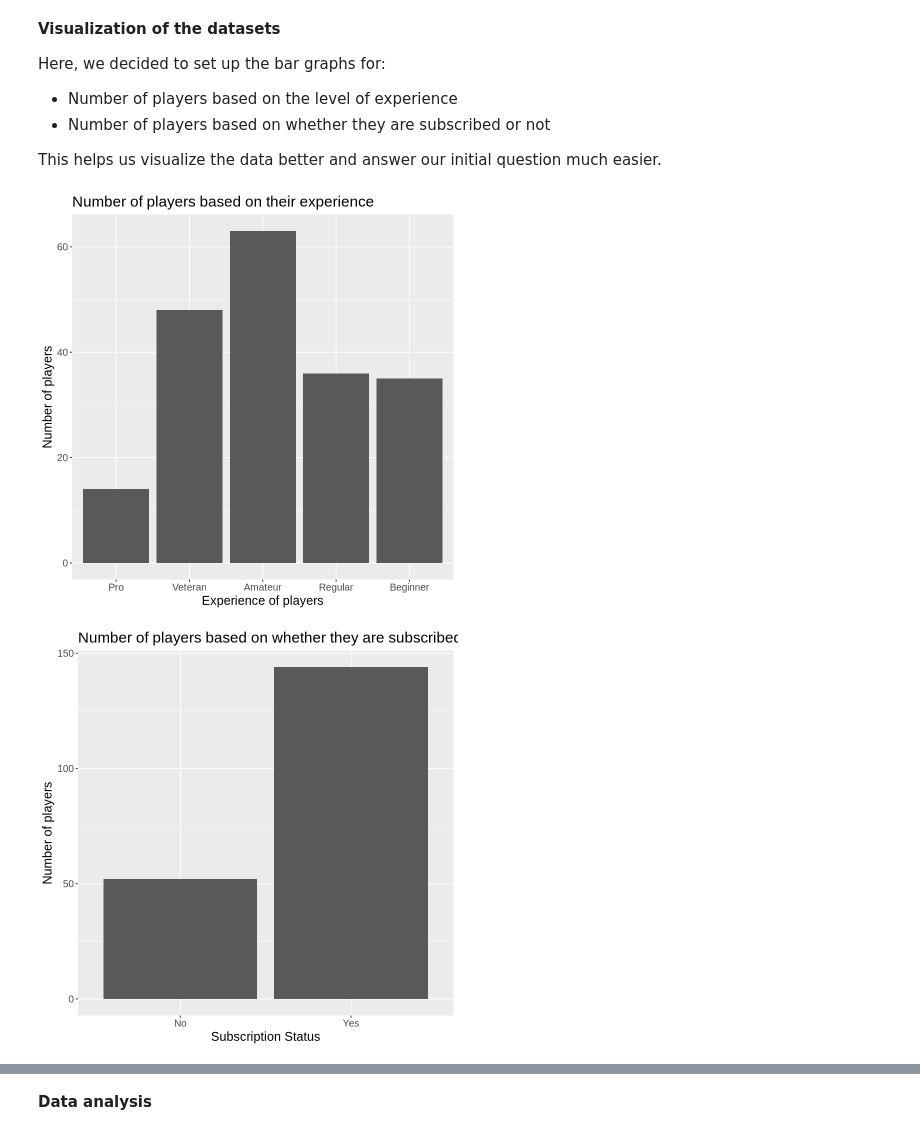
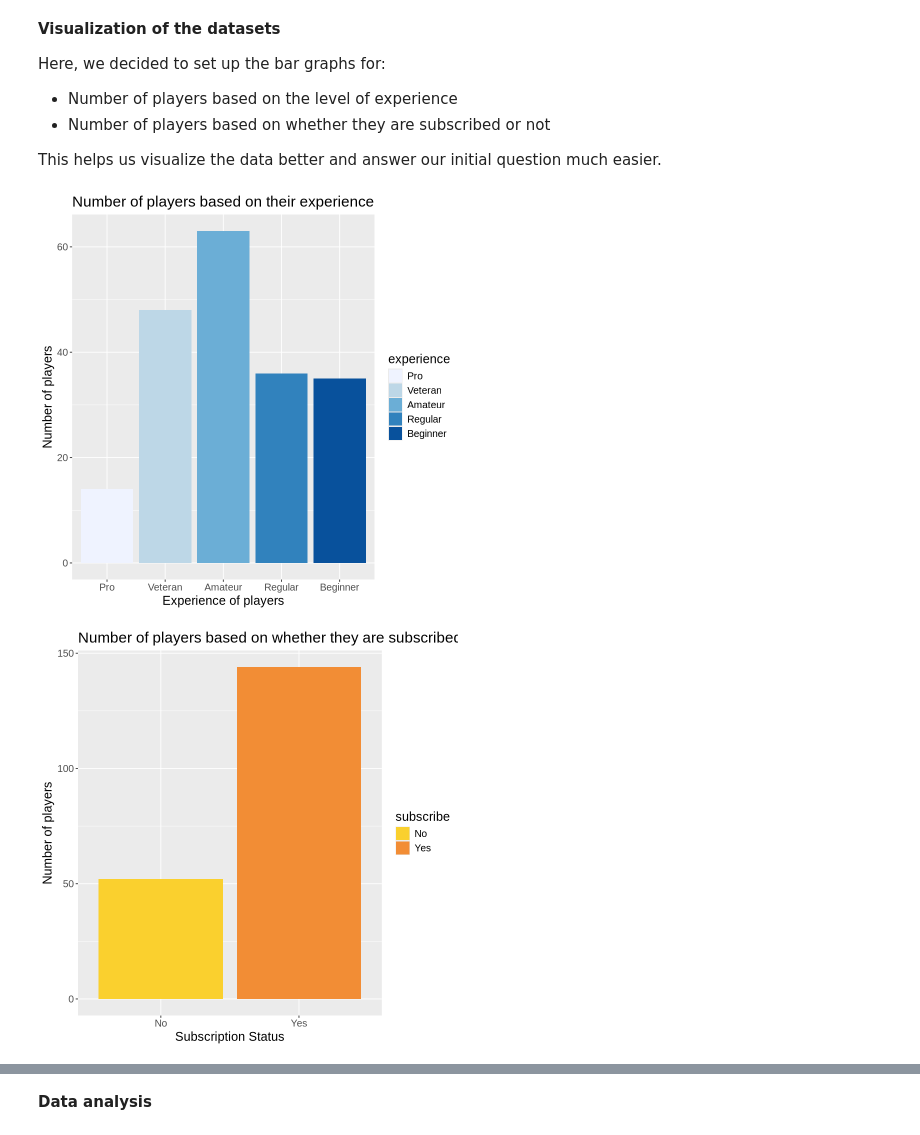
Before and after one commit to duybau2006/Data-Science-100-Group-Project, a Jupyter notebook: Group Project Final Report.ipynb, the cells around one changed output, grey strips where cells are left out. Cells and saved outputs as stored; diff of their text form; code cells hidden in the pictures.

Commit message:
added code and graph

```diff
--- a/Group Project Final Report.ipynb
+++ b/Group Project Final Report.ipynb
@@ -219,26 +202,38 @@ This helps us visualize the data better and answer our initial question much eas
 # %%
 #Bar graph of the level of experience of players
 player_experience_plot <- player_experience |>
-    ggplot(aes(x = experience, y = count)) +
+    ggplot(aes(x = experience, y = count, fill = experience)) +
     geom_bar(stat = "identity") +
     labs(x = "Experience of players",
          y = "Number of players") +
     ggtitle("Number of players based on their experience") +
+    scale_fill_brewer(palette = "Blues") +
     theme(text = element_text(size = 15))
 player_experience_plot
 
 #Bar graph of the subscription of players
 player_subscribe_plot <- player_subscribed |>
-    ggplot(aes(x = subscribe, y = count)) +
+    ggplot(aes(x = subscribe, y = count, fill = fct_reorder(subscribe, count))) +
     geom_bar(stat = "identity") +
     labs(x = "Subscription Status",
-         y = "Number of players") +
+         y = "Number of players",
+        fill = "subscribe") +
     ggtitle("Number of players based on whether they are subscribed or not") +
+    scale_fill_manual(values = c("No" = "#FAD02E", "Yes" = "#F28D35")) +
     theme(text = element_text(size = 15))
 player_subscribe_plot
 
 #Bar graph of proportions of each level of experience that subscribed and not
-#player_subscribe_experience
+player_subscribe_experience <- ggplot(players_tidy, aes(x= experience, fill = subscribe)) +
+    geom_bar(position = "dodge") +
+    labs(x = "Experience Level",
+         y = "Number of players",
+         fill = "Subscribe or not") +
+    ggtitle("Number of players in each experience level based on subscription status") +
+    scale_fill_brewer(palette = "Pastel1") +
+    theme(text = element_text(size = 15),
+          plot.title = element_text(hjust = 0.5, size = 12))
+player_subscribe_experience
 # %% [output]
-[figure, old version]
+[figure, new version]
-[figure, old version]
+[figure, new version]
```
Also changed, not shown: parts of 8 cells of this notebook.
